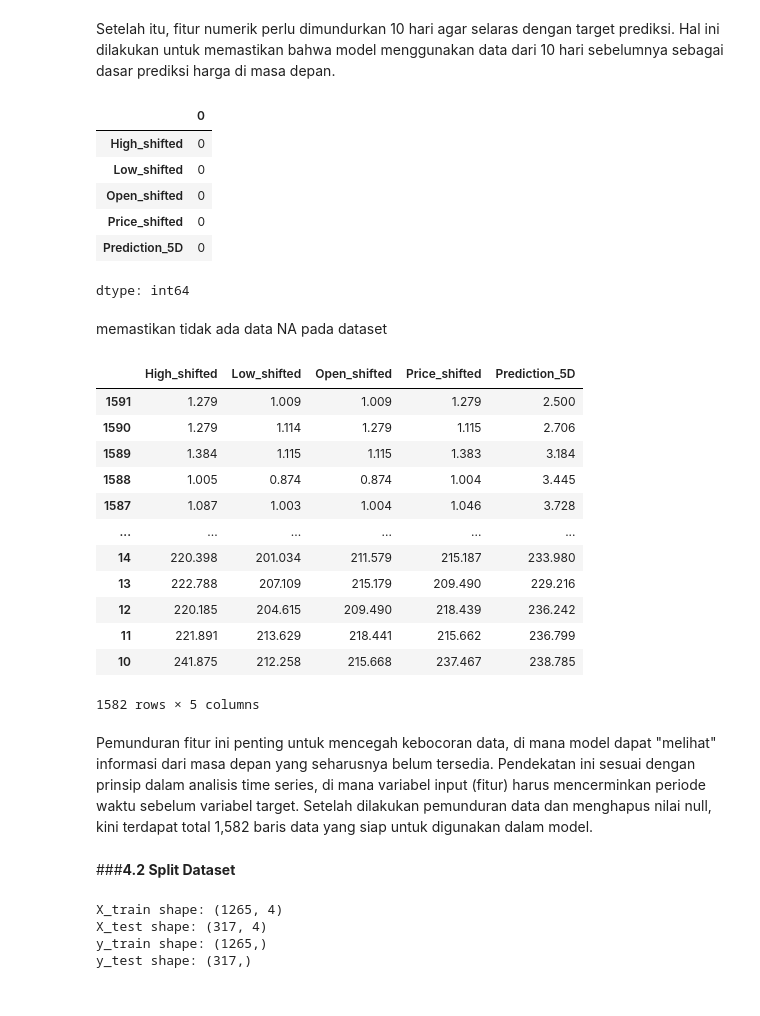
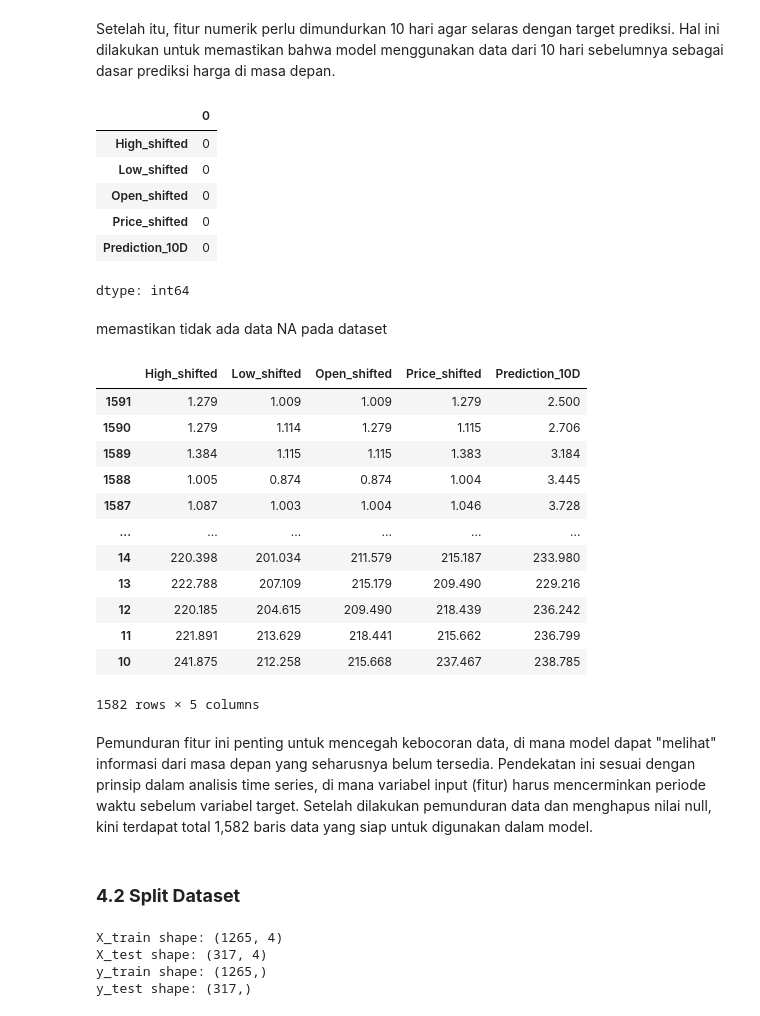
Before and after one commit to tri1505/Prediktif_analsis_Solana_XGBoost, a Jupyter notebook: Submission_1_analisis_prediksi_harga_solana.ipynb, the cells around one changed output. Cells and saved outputs as stored; diff of their text form; code cells hidden in the pictures.

```diff
--- a/Submission_1_analisis_prediksi_harga_solana.ipynb
+++ b/Submission_1_analisis_prediksi_harga_solana.ipynb
@@ -208,7 +228,7 @@ Pada bagian ini akan dilakukan beberapa persiapan data yaitu:
 Dalam rangka memprediksi harga Solana untuk 10 hari ke depan, langkah pertama adalah membagi feature dan target. Numerical feature yang digunakan terdiri dari kolom high, low, open, price. Target merupakan prediksi harga penutupan (closing price) Solana pada hari ke-10 setelah data pada hari yang sedang diproses. Untuk menetapkan kolom target ini, digunakan teknik shifting, di mana data harga penutupan bergeser sebanyak 10 hari ke depan.
 # %%
 
-df['Prediction_5D'] = df['Price'].shift(-10)
+df['Prediction_10D'] = df['Price'].shift(-10)
 # %% [markdown]
 Menambahkan kolom target prediksi 10 hari ke depan
 # %%
@@ -235,25 +255,25 @@ df['Price_shifted'] = df['Price'].shift(10)
 # %% [markdown]
 Setelah itu, fitur numerik perlu dimundurkan 10 hari agar selaras dengan target prediksi. Hal ini dilakukan untuk memastikan bahwa model menggunakan data dari 10 hari sebelumnya sebagai dasar prediksi harga di masa depan.
 # %%
-df.dropna(subset=['High_shifted', 'Low_shifted', 'Open_shifted', 'Price_shifted', 'Prediction_5D'], inplace=True)
-df[['High_shifted', 'Low_shifted', 'Open_shifted', 'Price_shifted', 'Prediction_5D']].isna().sum()
+df.dropna(subset=['High_shifted', 'Low_shifted', 'Open_shifted', 'Price_shifted', 'Prediction_10D'], inplace=True)
+df[['High_shifted', 'Low_shifted', 'Open_shifted', 'Price_shifted', 'Prediction_10D']].isna().sum()
 # %% [output]
 |  | 0 |
 | High_shifted | 0 |
 | Low_shifted | 0 |
 | Open_shifted | 0 |
 | Price_shifted | 0 |
-| Prediction_5D | 0 |
+| Prediction_10D | 0 |
 dtype: int64
 # %% [markdown]
 memastikan tidak ada data NA pada dataset
 # %%
 # Menampilkan dataframe hasil shifting
-shifted_df = df[['High_shifted', 'Low_shifted', 'Open_shifted', 'Price_shifted', 'Prediction_5D']]
+shifted_df = df[['High_shifted', 'Low_shifted', 'Open_shifted', 'Price_shifted', 'Prediction_10D']]
 
 shifted_df
 # %% [output]
-|  | High_shifted | Low_shifted | Open_shifted | Price_shifted | Prediction_5D |
+|  | High_shifted | Low_shifted | Open_shifted | Price_shifted | Prediction_10D |
 | 1591 | 1.279 | 1.009 | 1.009 | 1.279 | 2.500 |
 | 1590 | 1.279 | 1.114 | 1.279 | 1.115 | 2.706 |
 | 1589 | 1.384 | 1.115 | 1.115 | 1.383 | 3.184 |
@@ -269,6 +289,6 @@ shifted_df
 # %% [markdown]
 Pemunduran fitur ini penting untuk mencegah kebocoran data, di mana model dapat "melihat" informasi dari masa depan yang seharusnya belum tersedia. Pendekatan ini sesuai dengan prinsip dalam analisis time series, di mana variabel input (fitur) harus mencerminkan periode waktu sebelum variabel target. Setelah dilakukan pemunduran data dan menghapus nilai null, kini terdapat total 1,582 baris data yang siap untuk digunakan dalam model.
 # %% [markdown]
-###**4.2 Split Dataset**
+### **4.2 Split Dataset**
 # %%
 X = shifted_df[['High_shifted', 'Low_shifted', 'Open_shifted', 'Price_shifted']]
```
Also changed, not shown: parts of 26 cells of this notebook, 1 other file.
